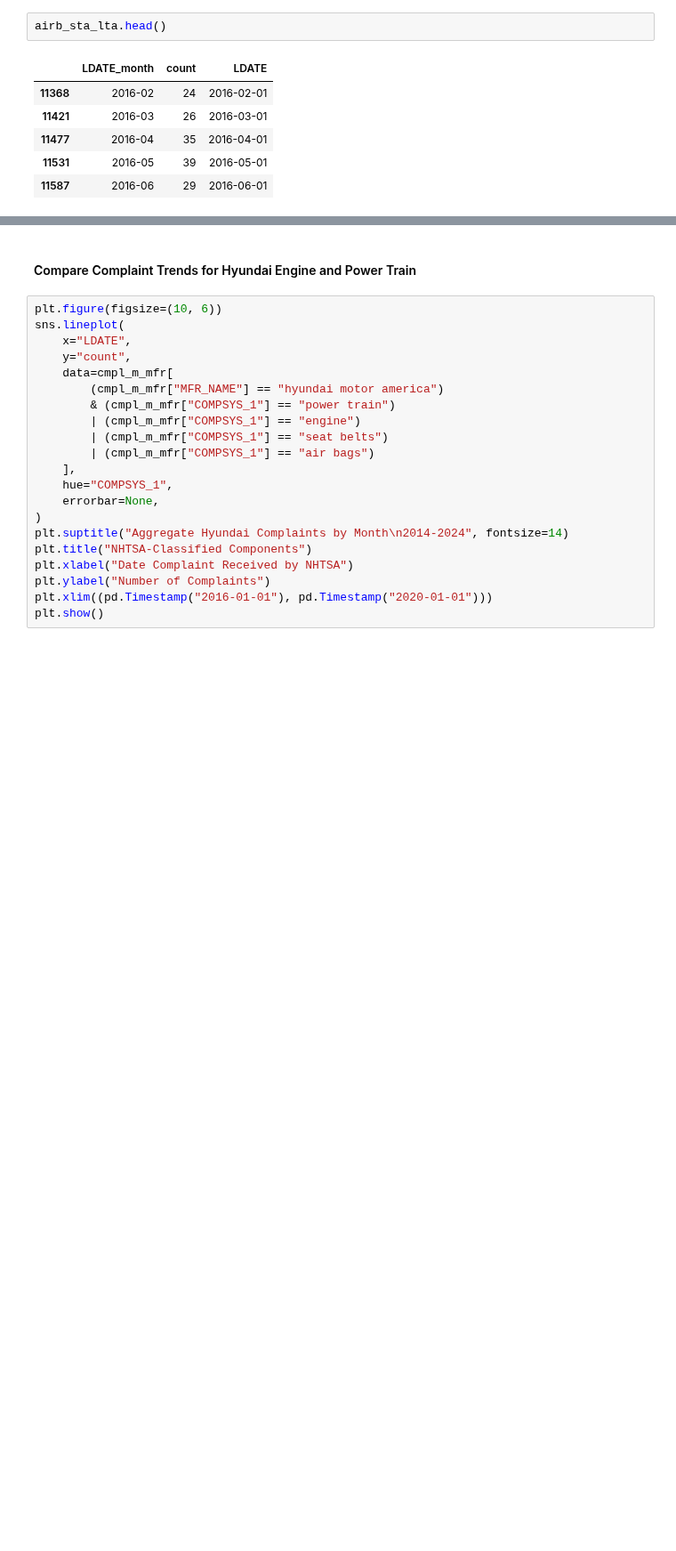
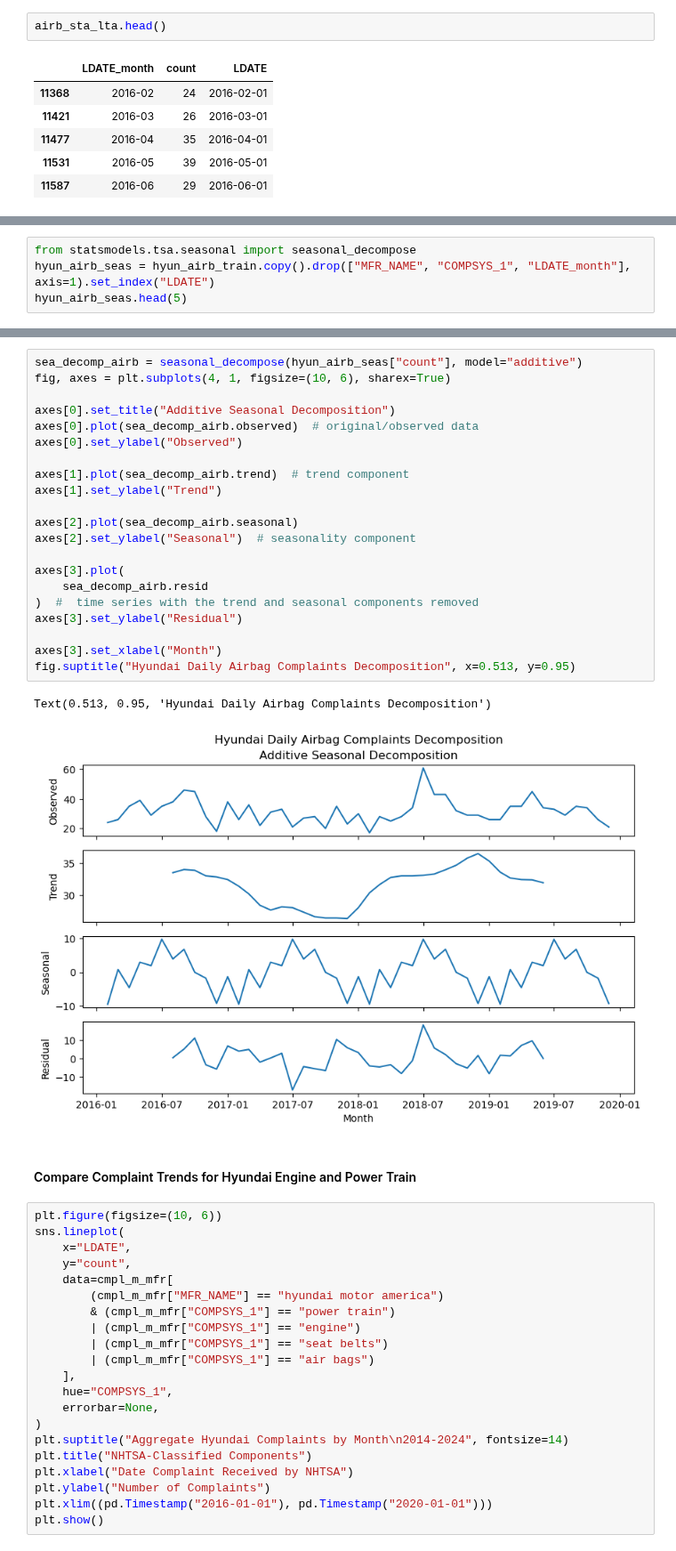
Before and after one commit to prithvidasgupta/si671, a Jupyter notebook: pm_parts_nb.ipynb, the cells around one changed output, grey strips where cells are left out. Shown at 89% size. Cells and saved outputs as stored; diff of their text form; blank space fills up the shorter version.

Commit message:
Conduct seasonal decomposition on Hyun air bags

```diff
--- a/pm_parts_nb.ipynb
+++ b/pm_parts_nb.ipynb
@@ -1265,0 +1280,4 @@ airb_spikes.sort_values(by="LDATE")
+# %%
+from statsmodels.tsa.seasonal import seasonal_decompose
+hyun_airb_seas = hyun_airb_train.copy().drop(["MFR_NAME", "COMPSYS_1", "LDATE_month"], axis=1).set_index("LDATE")
+hyun_airb_seas.head(5)
@@ -1266,3 +1292,27 @@ airb_spikes.sort_values(by="LDATE")
+# %%
+sea_decomp_airb = seasonal_decompose(hyun_airb_seas["count"], model="additive")
+fig, axes = plt.subplots(4, 1, figsize=(10, 6), sharex=True)
+
+axes[0].set_title("Additive Seasonal Decomposition")
+axes[0].plot(sea_decomp_airb.observed)  # original/observed data
+axes[0].set_ylabel("Observed")
+
+axes[1].plot(sea_decomp_airb.trend)  # trend component
+axes[1].set_ylabel("Trend")
+
+axes[2].plot(sea_decomp_airb.seasonal)
+axes[2].set_ylabel("Seasonal")  # seasonality component
+
+axes[3].plot(
+    sea_decomp_airb.resid
+)  #  time series with the trend and seasonal components removed
+axes[3].set_ylabel("Residual")
+
+axes[3].set_xlabel("Month")
+fig.suptitle("Hyundai Daily Airbag Complaints Decomposition", x=0.513, y=0.95)
+# %% [output]
+Text(0.513, 0.95, 'Hyundai Daily Airbag Complaints Decomposition')
+[figure, added]
 # %% [markdown]
 #### Compare Complaint Trends for Hyundai Engine and Power Train
 # %%
```
Also changed, not shown: parts of 15 cells of this notebook.
